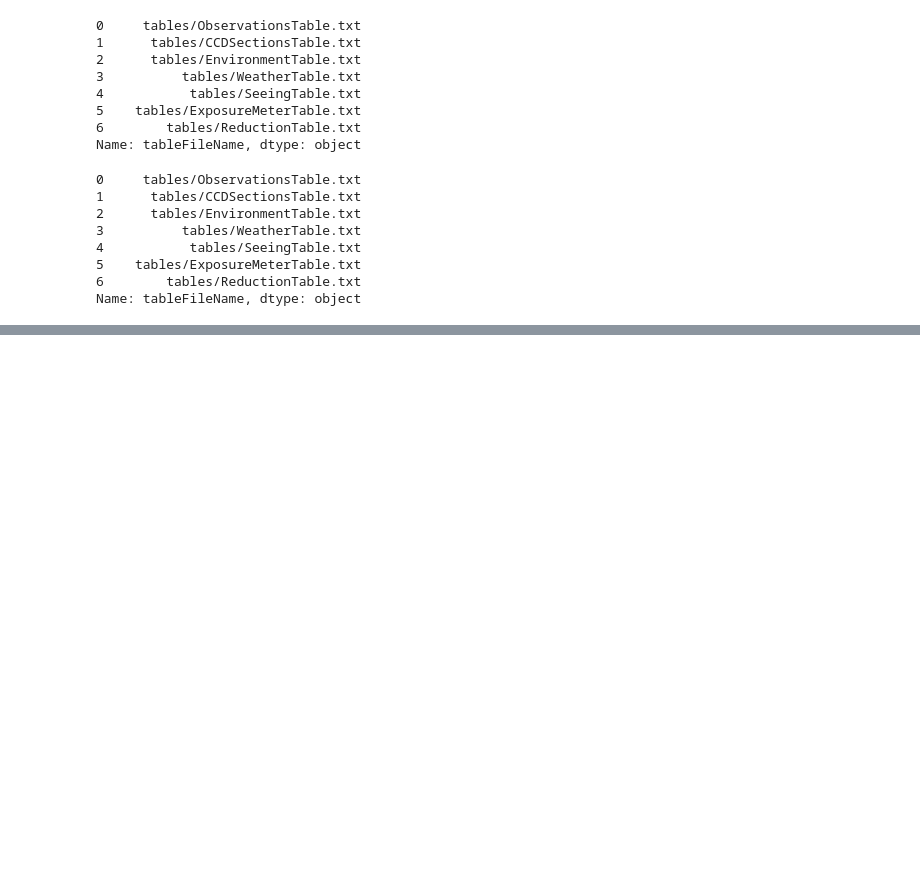
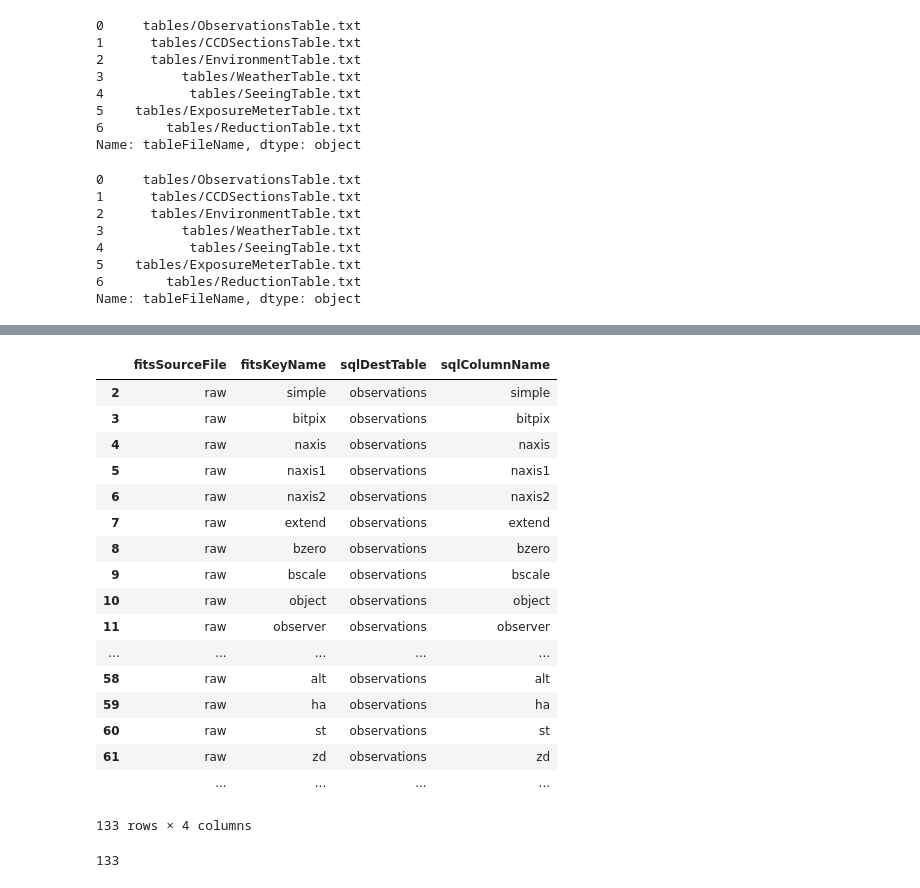
Before and after one commit to mattgiguere/chirondb, a Jupyter notebook: chironDBObject.ipynb, the cells around one changed output, grey strips where cells are left out. Saved outputs shown, nothing was run; the diff lists cells and outputs as text; code cells hidden in the pictures; blank space fills up the shorter version.

```diff
--- a/chironDBObject.ipynb
+++ b/chironDBObject.ipynb
@@ -89,0 +187,27 @@ Name: tableFileName, dtype: object
+# %%
+rawInfo = mapping[mapping.fitsSourceFile == 'raw']
+# %%
+rawInfo
+# %% [output]
+|  | fitsSourceFile | fitsKeyName | sqlDestTable | sqlColumnName |
+| 2 | raw | simple | observations | simple |
+| 3 | raw | bitpix | observations | bitpix |
+| 4 | raw | naxis | observations | naxis |
+| 5 | raw | naxis1 | observations | naxis1 |
+| 6 | raw | naxis2 | observations | naxis2 |
+| 7 | raw | extend | observations | extend |
+| 8 | raw | bzero | observations | bzero |
+| 9 | raw | bscale | observations | bscale |
+| 10 | raw | object | observations | object |
+| 11 | raw | observer | observations | observer |
+| ... | ... | ... | ... | ... |
+| 58 | raw | alt | observations | alt |
+| 59 | raw | ha | observations | ha |
+| 60 | raw | st | observations | st |
+| 61 | raw | zd | observations | zd |
+|  | ... | ... | ... | ... |
+133 rows × 4 columns
+# %%
+print(len(rawInfo))
+# %% [output]
+133
```
Also changed, not shown: parts of 37 cells of this notebook, 4 other files.
